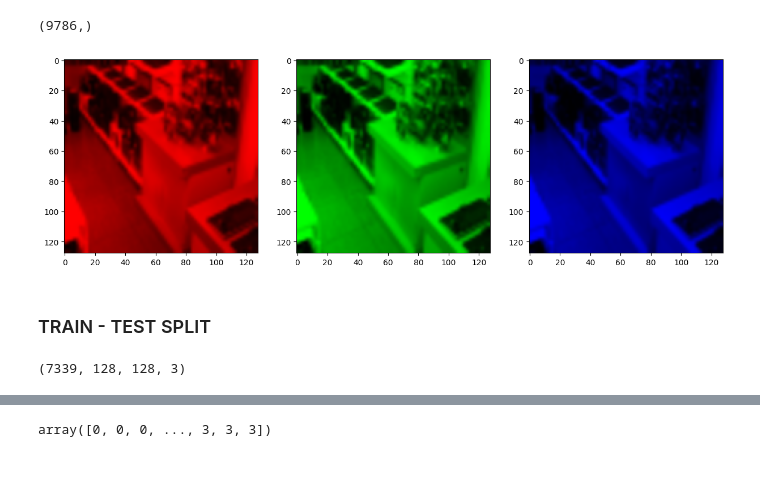
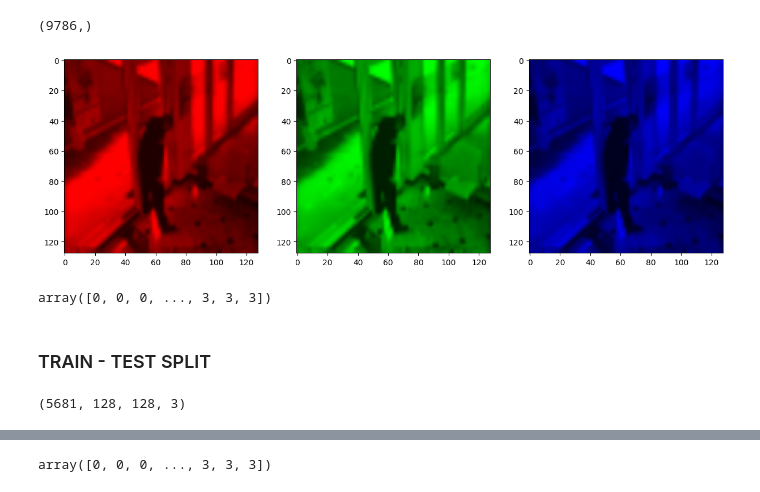
Before and after one commit to MULAKALURI-SAKETH/Human_Anomaly_Detection, a Jupyter notebook: human anomaly detection.ipynb, the cells around one changed output, grey strips where cells are left out. Saved outputs shown, nothing was run; the diff lists cells and outputs as text; code cells hidden in the pictures.

```diff
--- a/human anomaly detection.ipynb
+++ b/human anomaly detection.ipynb
@@ -126,35 +136,38 @@ labels.shape
 (9786,)
 # %%
 # display each channel
-pic = data[1101]
+pic = data[9500]
 fig, ax = plt.subplots(nrows = 1, ncols=3, figsize=(15,5))
 for c, ax in zip(range(3), ax):
     # create zero matrix
     split_img = np.zeros(pic.shape, dtype="float32") # 'dtype' by default: 'numpy.float64'
     # assing each channel
     split_img[ :, :, c] = pic[ :, :, c]
     ax.grid(False)
     # display each channel
     ax.imshow(split_img)
 plt.show()
 # %% [output]
-[figure, old version]
+[figure, new version]
 # %%
 # perform one-hot encoding on the labels and account for skew in the labeled data
 # labels = to_categorical(labels, num_classes=4)
 classTotals = labels.sum(axis = 0)
 classWeight = classTotals.max() / classTotals
+labels
+# %% [output]
+array([0, 0, 0, ..., 3, 3, 3])
 # %% [markdown]
 ### TRAIN - TEST SPLIT
 # %%
 # construct the training and testing split
-(trainX, testX, trainY, testY) = train_test_split(data, labels, test_size = TEST_SPLIT, random_state = 42)
+(trainX, testX, trainY, testY) = train_test_split(data, labels, test_size = 0.4194, random_state = 42)
 
 
 
 trainX.shape
 # %% [output]
-(7339, 128, 128, 3)
+(5681, 128, 128, 3)
 # %%
 trainY.shape
 # %% [output]
```
Also changed, not shown: parts of 13 cells of this notebook, 2 other files.
